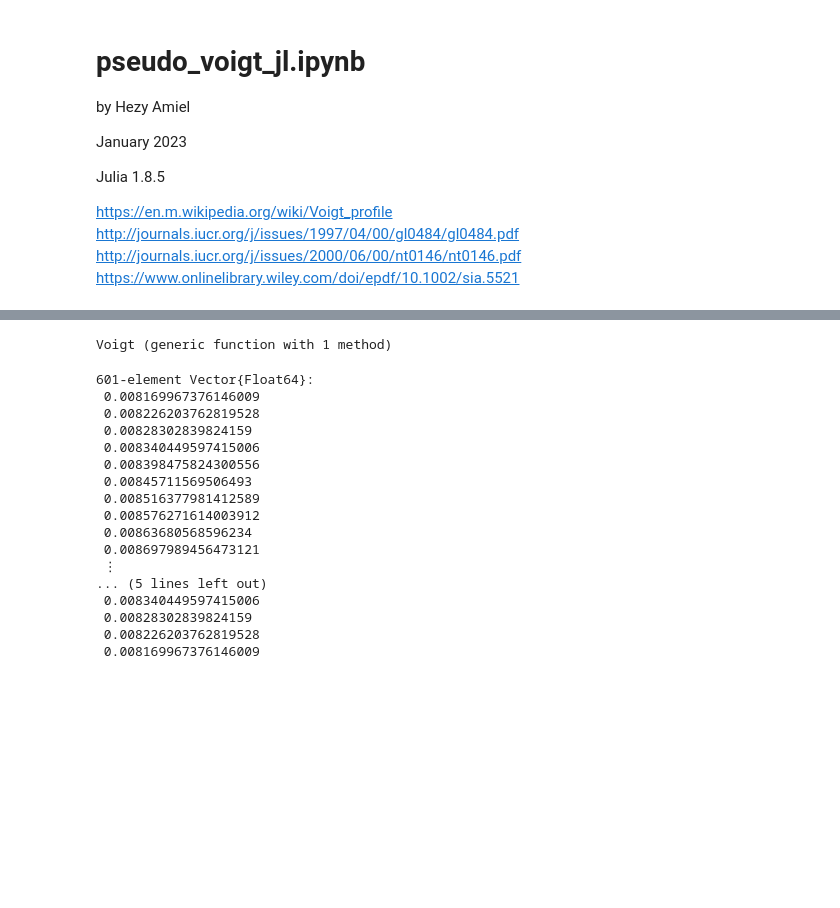
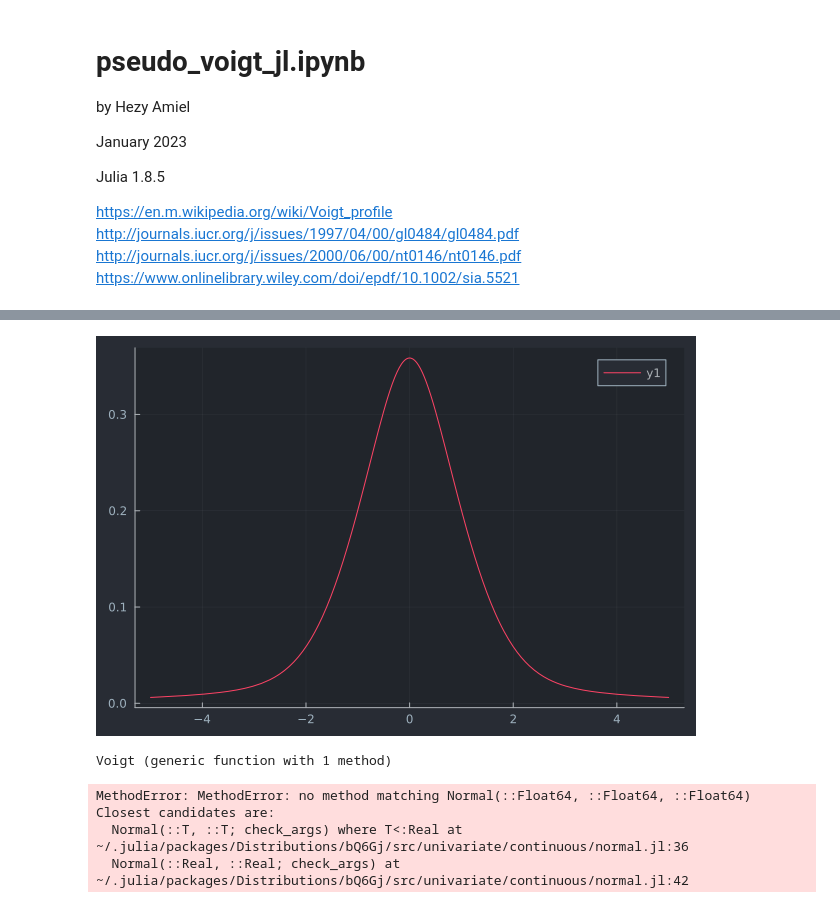
Before and after one commit to hezy/XRD_simple, a Jupyter notebook: pseudo_voigt_2_jl.ipynb, the cells around one changed output, grey strips where cells are left out. Cells and saved outputs as stored; diff of their text form; code cells hidden in the pictures; blank space fills up the shorter version.

```diff
--- a/pseudo_voigt_2_jl.ipynb
+++ b/pseudo_voigt_2_jl.ipynb
@@ -41,3 +28,7 @@ pseudo_Voigt (generic function with 1 method)
+# %%
+plot(x -> 1/2 * pdf(C, x) + 1/2 *pdf(G, x))
+# %% [output]
+[figure, added]
 # %%
 function Voigt(x, fwhm_L, fwhm_G)
     γ = fwhm_L / 2
@@ -48,28 +39,15 @@ end
 # %% [output]
 Voigt (generic function with 1 method)
 # %%
-y1 = Lorentzian(x, 1)
-y2 = Gaussian(x, 1)
+#y1 = Lorentzian(x)
+y2 = Gaussian(x, 1.0)
 y3 = pseudo_Voigt(x, 1, 0.5)
 y4 = Voigt(x, 0.45, 0.72)
 # %% [output]
-601-element Vector{Float64}:
- 0.008169967376146009
- 0.008226203762819528
- 0.00828302839824159
- 0.008340449597415006
- 0.008398475824300556
- 0.00845711569506493
- 0.008516377981412589
- 0.008576271614003912
- 0.00863680568596234
- 0.008697989456473121
- ⋮
-... (5 lines left out)
- 0.008340449597415006
- 0.00828302839824159
- 0.008226203762819528
- 0.008169967376146009
+MethodError: MethodError: no method matching Normal(::Float64, ::Float64, ::Float64)
+Closest candidates are:
+  Normal(::T, ::T; check_args) where T<:Real at ~/.julia/packages/Distributions/bQ6Gj/src/univariate/continuous/normal.jl:36
+  Normal(::Real, ::Real; check_args) at ~/.julia/packages/Distributions/bQ6Gj/src/univariate/continuous/normal.jl:42
 # %%
 p = plot(x, [y1 y2 y3 y4], label = ["Lorentzian" "Gaussian" "Pseudo Voigt" "Voigt"])
 title!("peak functions")
```
Also changed, not shown: parts of 7 cells of this notebook, 1 other file.
